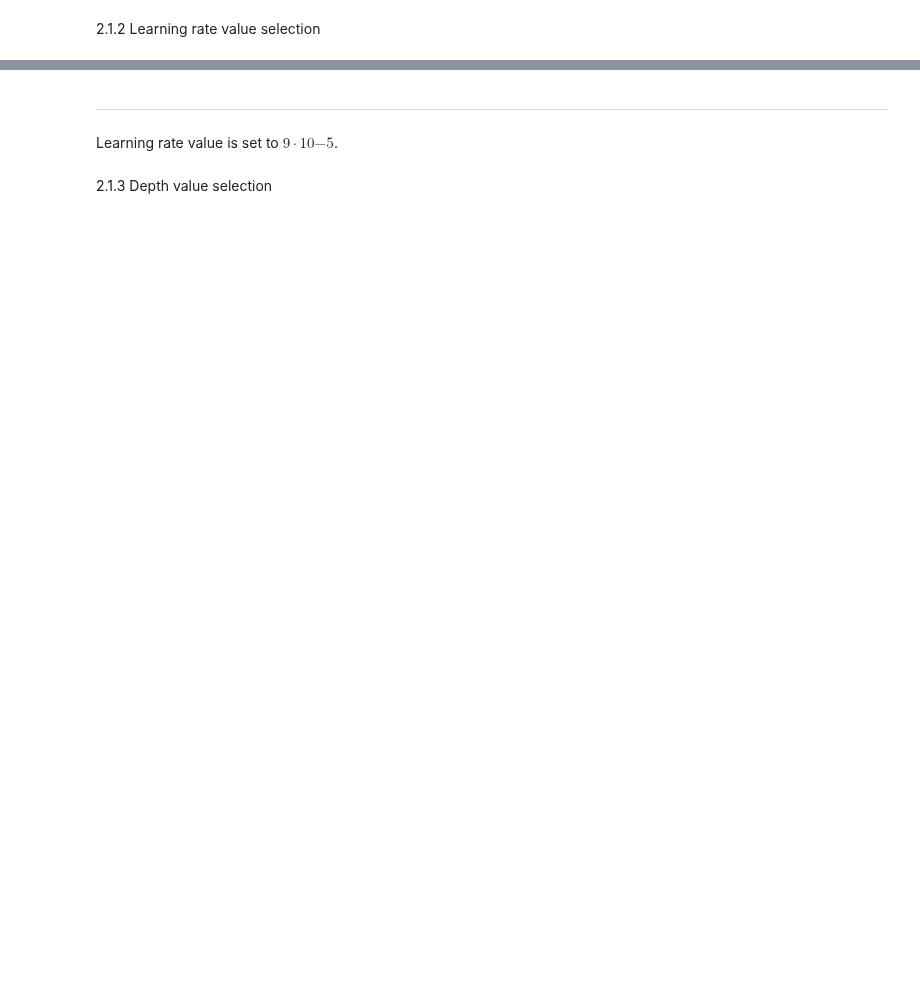
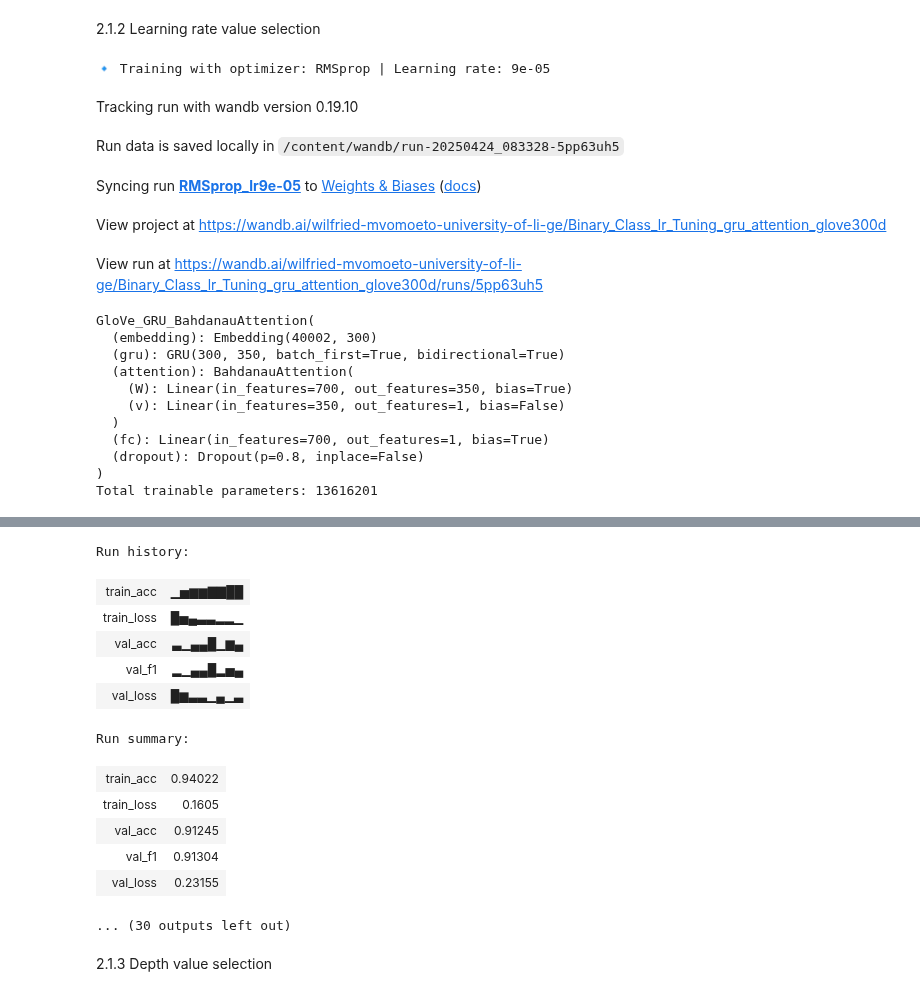
Before and after one commit to etoMvom/masterThesis, a Jupyter notebook: code/binary-class/notebooks/Binary_Class_Bi_GRU_Bahdanau_Attention_Glove300d_PubMedBert.ipynb, the cells around one changed output, grey strips where cells are left out. Drawn from its saved outputs; the diff is of its cells as text; code cells hidden in the pictures; blank space fills up the shorter version.

```diff
--- a/code/binary-class/notebooks/Binary_Class_Bi_GRU_Bahdanau_Attention_Glove300d_PubMedBert.ipynb
+++ b/code/binary-class/notebooks/Binary_Class_Bi_GRU_Bahdanau_Attention_Glove300d_PubMedBert.ipynb
@@ -1465,14 +1494,7 @@ for lr in learning_rates:
     optimizer_name = "RMSprop"
     print(f"\n🔹 Training with optimizer: {optimizer_name} | Learning rate: {lr}")
 
-    model = GloVe_GRU_BahdanauAttention(
-        embedding_matrix=embedding_matrix,
-        hidden_dim=300,
-        num_classes=NUM_CLASSES,
-        num_layers=1,
-        dropout_prob=0.9
-    ).to(device)
-
+    model = GloVe_GRU_BahdanauAttention(embedding_matrix=embedding_matrix, hidden_dim=350, num_layers=1, dropout_prob=0.8).to(device)
     optimizer = optimizer_class(model.parameters(), lr=lr, weight_decay = 1e-5)
 
     wandb.init(entity='wilfried-mvomoeto-university-of-li-ge',
@@ -1483,7 +1505,6 @@ for lr in learning_rates:
             'num_epochs': num_epochs,
             'optimizer': optimizer_name,
             'model': 'GRU_Model',
-            'embedding_dim': 300,
             'hidden_dim': 350,
             'dropout_prob': 0.8
         }
@@ -1530,3 +1551,21 @@ for lr in learning_rates:
             })
 
     wandb.finish()
+# %% [output]
+🔹 Training with optimizer: RMSprop | Learning rate: 9e-05
+Tracking run with wandb version 0.19.10
+Run data is saved locally in /content/wandb/run-20250424_083328-5pp63uh5
+Syncing run RMSprop_lr9e-05 to Weights & Biases (docs)
+View project at https://wandb.ai/wilfried-mvomoeto-university-of-li-ge/Binary_Class_lr_Tuning_gru_attention_glove300d
+View run at https://wandb.ai/wilfried-mvomoeto-university-of-li-ge/Binary_Class_lr_Tuning_gru_attention_glove300d/runs/5pp63uh5
+GloVe_GRU_BahdanauAttention(
+  (embedding): Embedding(40002, 300)
+  (gru): GRU(300, 350, batch_first=True, bidirectional=True)
+  (attention): BahdanauAttention(
+    (W): Linear(in_features=700, out_features=350, bias=True)
+    (v): Linear(in_features=350, out_features=1, bias=False)
+  )
+  (fc): Linear(in_features=700, out_features=1, bias=True)
+  (dropout): Dropout(p=0.8, inplace=False)
+)
+Total trainable parameters: 13616201
@@ -1533,6 +1573,16 @@ for lr in learning_rates:
+Run history:
+| train_acc | ▁▅▆▆▇▇██ |
+| train_loss | █▅▄▃▃▂▂▁ |
+| val_acc | ▃▁▄▄█▁▆▄ |
+| val_f1 | ▂▁▄▄█▂▅▄ |
+| val_loss | █▆▃▃▁▄▁▃ |
+Run summary:
+| train_acc | 0.94022 |
+| train_loss | 0.1605 |
+| val_acc | 0.91245 |
+| val_f1 | 0.91304 |
+| val_loss | 0.23155 |
+... (30 outputs left out)
-# %% [markdown]
----
-Learning rate value is set to $9 \cdot 10{-5}$.
 # %% [markdown]
 2.1.3 Depth value selection
 # %%
```
Also changed, not shown: parts of 19 cells of this notebook.
